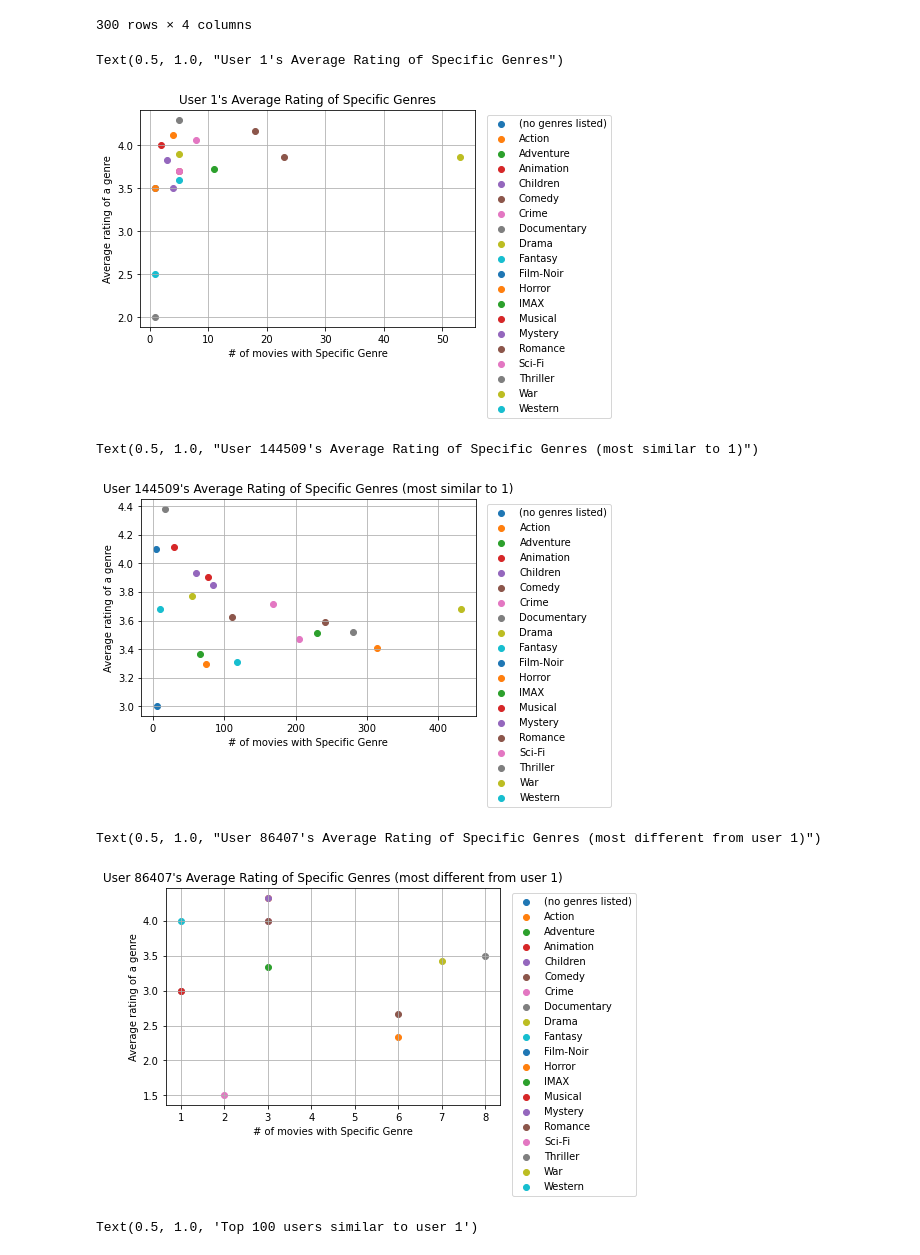
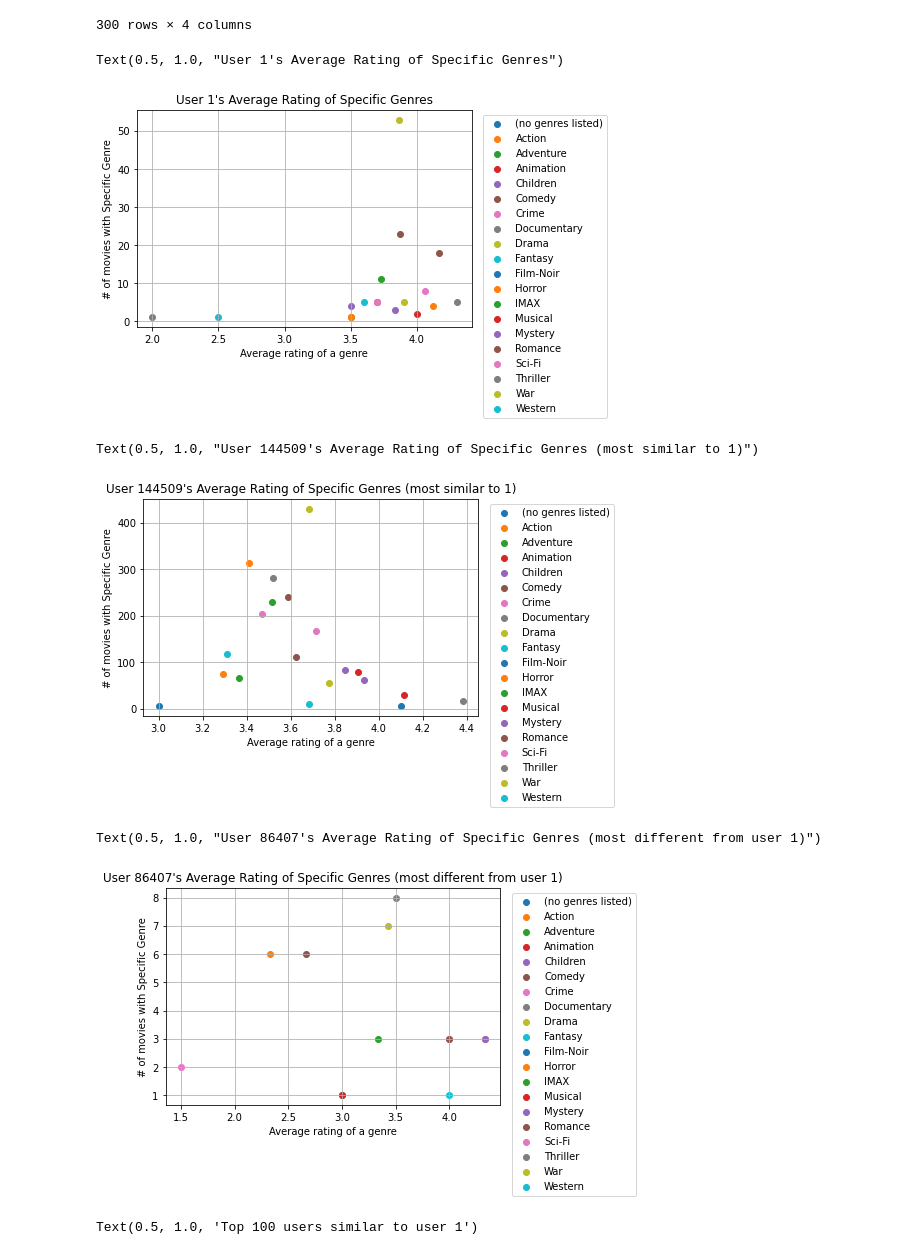
Before and after one commit to rkbhkp/Movie-Recomendation-with-ML, a Jupyter notebook: Milestone_3.ipynb, the cells around one changed output. Saved outputs shown, nothing was run; the diff lists cells and outputs as text; code cells hidden in the pictures.

Commit message:
fixed average rating graphs

```diff
--- a/Milestone_3.ipynb
+++ b/Milestone_3.ipynb
@@ -679,31 +679,31 @@ specific_user = uid_count_inner_copy
 specific_user = uid_count_inner_copy[uid_count_inner_copy["userId"] == user_pick].reset_index()
 #specific_user["avg_rating_normalzied"] = MinMaxScaler().fit_transform(np.array(specific_user["avg_rating"]).reshape(-1,1))
 for i in range(0, len(specific_user['genreCount'])):
-    plt.scatter(x=specific_user['genreCount'][i], y=specific_user['avg_rating'][i])
+    plt.scatter(y=specific_user['genreCount'][i], x=specific_user['avg_rating'][i])
 plt.grid(True)
 plt.legend(specific_user["genres"], bbox_to_anchor=(1.02, 1))
-plt.xlabel("# of movies with Specific Genre")
-plt.ylabel("Average rating of a genre")
+plt.ylabel("# of movies with Specific Genre")
+plt.xlabel("Average rating of a genre")
 plt.title(f"User {user_pick}'s Average Rating of Specific Genres")
 # %% [output]
 Text(0.5, 1.0, "User 1's Average Rating of Specific Genres")
-[figure, old version]
+[figure, new version]
 # %%
 # creates a scatter plot of the most similar user to the specified user
 u = user_distance[0][0]
 specific_user = uid_count_inner_copy
 specific_user = uid_count_inner_copy[uid_count_inner_copy["userId"] == u].reset_index()
 #specific_user["avg_rating_normalzied"] = MinMaxScaler().fit_transform(np.array(specific_user["avg_rating"]).reshape(-1,1))
 for i in range(0, len(specific_user['genreCount'])):
-    plt.scatter(x=specific_user['genreCount'][i], y=specific_user['avg_rating'][i])
+    plt.scatter(y=specific_user['genreCount'][i], x=specific_user['avg_rating'][i])
 plt.grid(True)
 plt.legend(specific_user["genres"], bbox_to_anchor=(1.02, 1))
-plt.xlabel("# of movies with Specific Genre")
-plt.ylabel("Average rating of a genre")
+plt.ylabel("# of movies with Specific Genre")
+plt.xlabel("Average rating of a genre")
 plt.title(f"User {u}'s Average Rating of Specific Genres (most similar to {my_user})")
 # %% [output]
 Text(0.5, 1.0, "User 144509's Average Rating of Specific Genres (most similar to 1)")
-[figure, old version]
+[figure, new version]
 # %%
 # creates a scatter plot of the most different user to the specified user
 u = user_distance[-1][0]
@@ -711,15 +711,15 @@ specific_user = uid_count_inner_copy
 specific_user = uid_count_inner_copy[uid_count_inner_copy["userId"] == u].reset_index()
 #specific_user["avg_rating_normalzied"] = MinMaxScaler().fit_transform(np.array(specific_user["avg_rating"]).reshape(-1,1))
 for i in range(0, len(specific_user['genreCount'])):
-    plt.scatter(x=specific_user['genreCount'][i], y=specific_user['avg_rating'][i])
+    plt.scatter(y=specific_user['genreCount'][i], x=specific_user['avg_rating'][i])
 plt.grid(True)
 plt.legend(specific_user["genres"], bbox_to_anchor=(1.02, 1))
-plt.xlabel("# of movies with Specific Genre")
-plt.ylabel("Average rating of a genre")
+plt.ylabel("# of movies with Specific Genre")
+plt.xlabel("Average rating of a genre")
 plt.title(f"User {u}'s Average Rating of Specific Genres (most different from user {my_user})")
 # %% [output]
 Text(0.5, 1.0, "User 86407's Average Rating of Specific Genres (most different from user 1)")
-[figure, old version]
+[figure, new version]
 # %%
 # print top 100 users similar to specfied user
 for i in range(0, len(user_distance[:100])):
```
